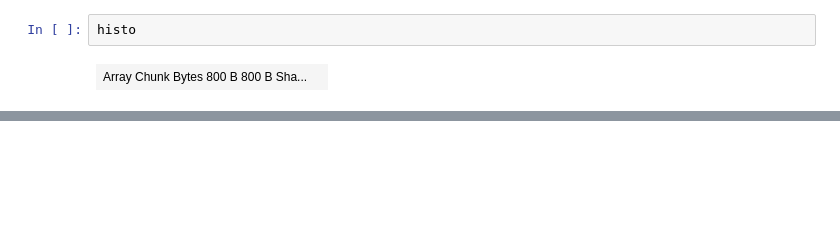
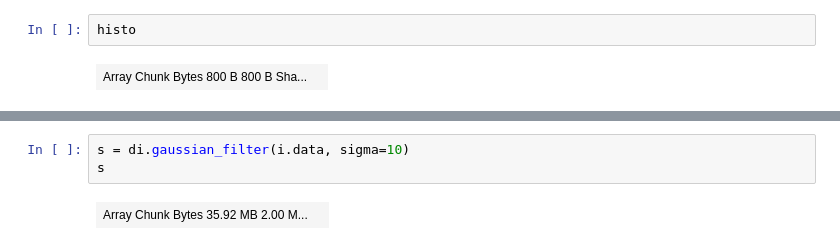
Before and after one commit to DylanFouche/CADaFloP, a Jupyter notebook: histo_test.ipynb, the cells around one changed output, grey strips where cells are left out. Saved outputs shown, nothing was run; the diff lists cells and outputs as text; blank space fills up the shorter version.

```diff
--- a/histo_test.ipynb
+++ b/histo_test.ipynb
@@ -54,0 +51,5 @@ plt.show()
+# %%
+s = di.gaussian_filter(i.data, sigma=10)
+s
+# %% [output]
+| Array Chunk Bytes 35.92 MB 2.00 M... |  |
```
Also changed, not shown: parts of 12 cells of this notebook.
